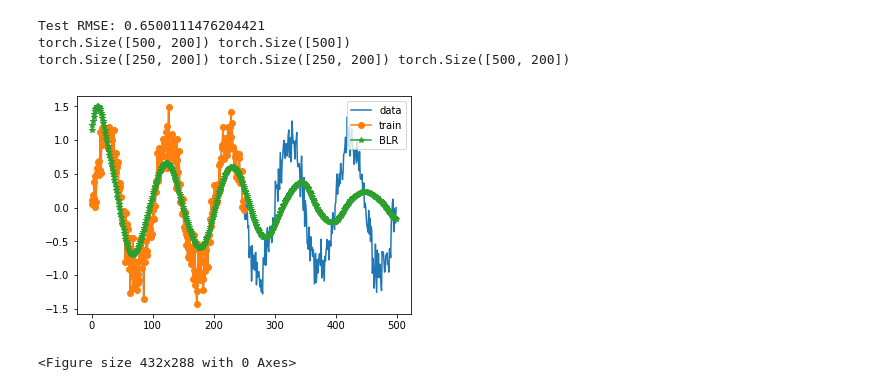
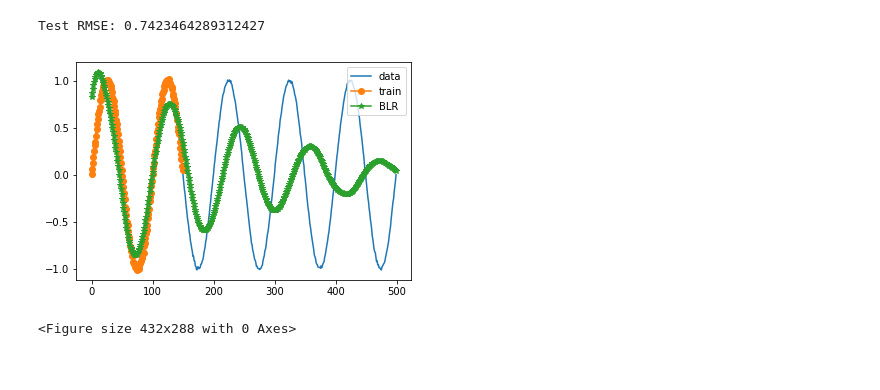
Before and after one commit to wjmaddox/spectralgp, a Jupyter notebook: notebooks/FKL-Bayesian Linear Regression.ipynb, the cells around one changed output. Cells and saved outputs as stored; diff of their text form; code cells hidden in the pictures.

```diff
--- a/notebooks/FKL-Bayesian Linear Regression.ipynb
+++ b/notebooks/FKL-Bayesian Linear Regression.ipynb
@@ -32,7 +30,7 @@ shared = True if mlatent == 'shared' else False
 # %%
 data_x = torch.linspace(0, 5, 500)
 # True function is sin(2*pi*x) with Gaussian noise
-data_y = (0. + torch.sin(data_x * (2 * math.pi))) + torch.randn(data_x.size()) * 0.2
+data_y = (0. + torch.sin(data_x * (2 * math.pi))) + torch.randn(data_x.size()) * 0.01
 in_dims = 1
 # %%
 omega_0 = 1.e-10
@@ -54,11 +52,11 @@ for obs_id in range(data_x.size(0)):
 
 data_x = torch.DoubleTensor(mapped_data_x) * phi_const
 # %%
-train_x = data_x[0:250,:]
-train_y = data_y[0:250]
+train_x = data_x[0:150,:]
+train_y = data_y[0:150]
 
-test_x = data_x[250:,:]
-test_y = data_y[250:]
+test_x = data_x[150:,:]
+test_y = data_y[150:]
 
 print(train_x.size(), train_y.size())
 print(test_x.size(), test_y.size())
@@ -99,26 +97,23 @@ Seconds for Iteration 19 : 0.6843388080596924
 # %%
-data_mod.eval()
+data_mod.set_train_data(inputs=test_x, targets=None, strict=False)
 
 d = data_mod(test_x).mean - test_y
 
 test_rmse = torch.sqrt(torch.mean(torch.pow(d, 2)))
 
 print("Test RMSE: {}".format(test_rmse))
 
-print(data_x.size(), data_y.size())
-print(train_x.size(), test_x.size(), data_x.size())
+data_mod.set_train_data(inputs=data_x, targets=None, strict=False)
 
 plt.plot(data_y.numpy(), label='data')
 plt.plot(train_y.numpy(), marker='o', label='train')
 plt.plot(data_mod(data_x).mean.detach().numpy(), marker='*', label='BLR')
 plt.legend()
 plt.show()
 plt.savefig("BLR_out.png")
 
 #print(data_mod(data_x).mean.detach().numpy())
 # %% [output]
-Test RMSE: 0.6500111476204421
-torch.Size([500, 200]) torch.Size([500])
-torch.Size([250, 200]) torch.Size([250, 200]) torch.Size([500, 200])
+Test RMSE: 0.7423464289312427
-[figure, old version]
+[figure, new version]
 <Figure size 432x288 with 0 Axes>
```
Also changed, not shown: parts of 4 cells of this notebook, 31 other files.
